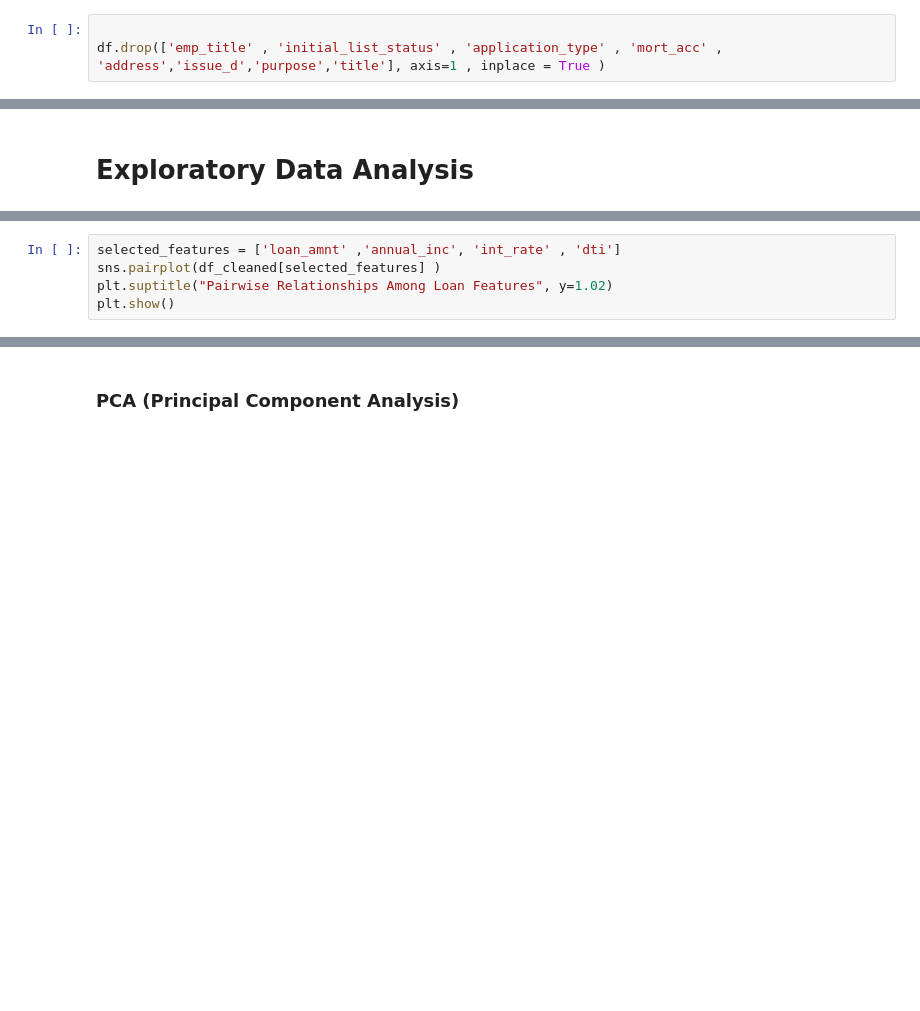
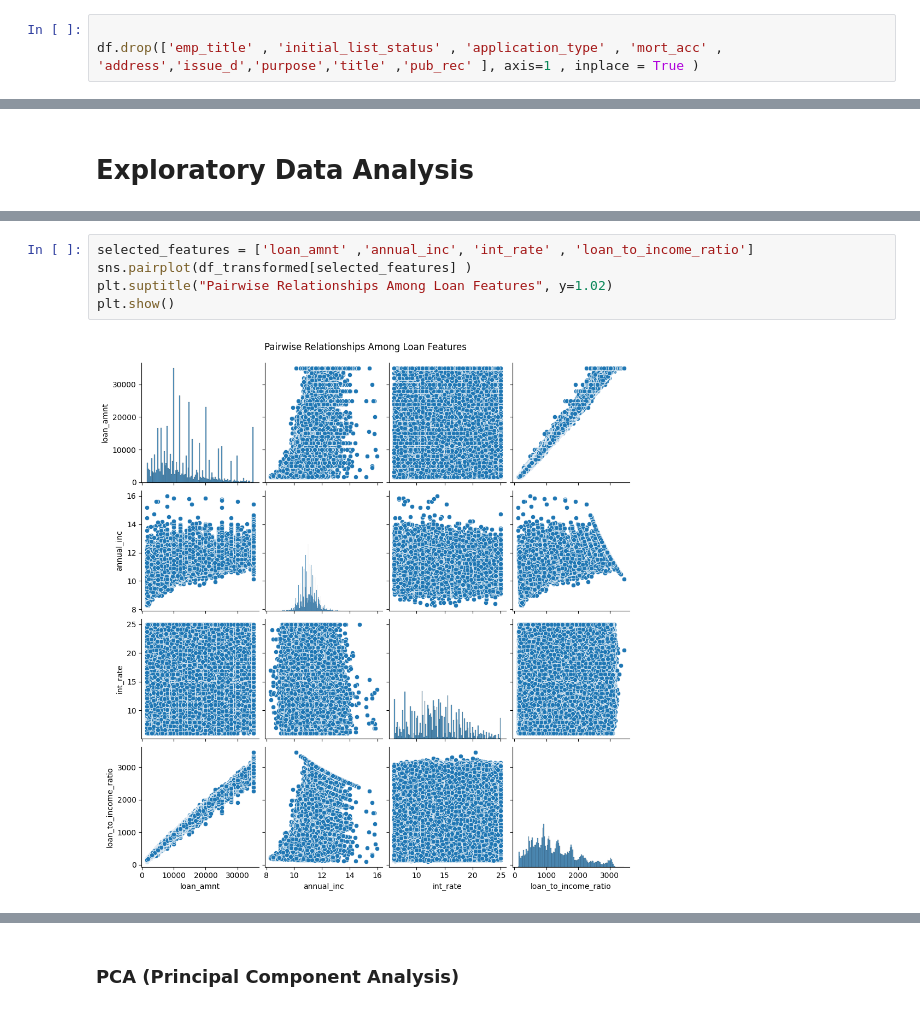
Before and after one commit to Sudais-shah/AI-Driven-Loan-Default-Prediction, a Jupyter notebook: Loan Default Predictor.ipynb, the cells around one changed output, grey strips where cells are left out. Drawn from its saved outputs; the diff is of its cells as text; blank space fills up the shorter version.

```diff
--- a/Loan Default Predictor.ipynb
+++ b/Loan Default Predictor.ipynb
@@ -24,6 +68,6 @@ df.describe()
 # %%
 
-df.drop(['emp_title' , 'initial_list_status' , 'application_type' , 'mort_acc' , 'address','issue_d','purpose','title'], axis=1 , inplace = True )
+df.drop(['emp_title' , 'initial_list_status' , 'application_type' , 'mort_acc' , 'address','issue_d','purpose','title' ,'pub_rec' ], axis=1 , inplace = True )
 # %% [markdown]
 
 ### Fix data types
@@ -257,7 +433,9 @@ plt.show()
 # %%
-selected_features = ['loan_amnt' ,'annual_inc', 'int_rate' , 'dti']
-sns.pairplot(df_cleaned[selected_features] )
+selected_features = ['loan_amnt' ,'annual_inc', 'int_rate' , 'loan_to_income_ratio']
+sns.pairplot(df_transformed[selected_features] )
 plt.suptitle("Pairwise Relationships Among Loan Features", y=1.02)
 plt.show()
+# %% [output]
+[figure, added]
 # %%
 plt.figure(figsize=(10, 6))
```
Also changed, not shown: parts of 33 cells of this notebook.
